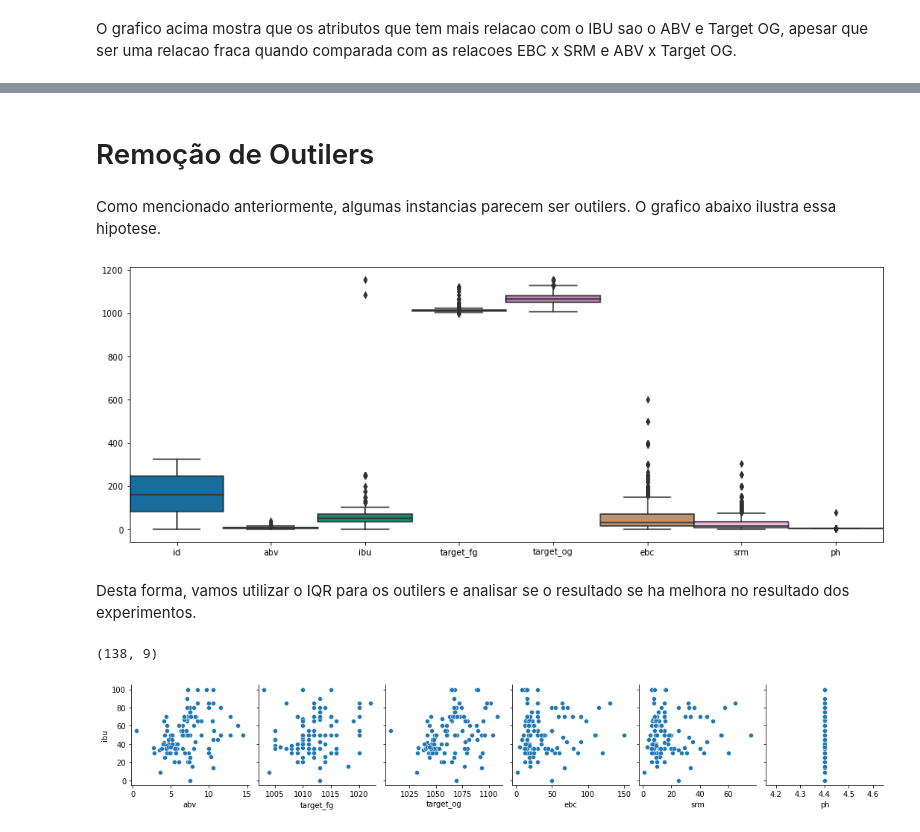
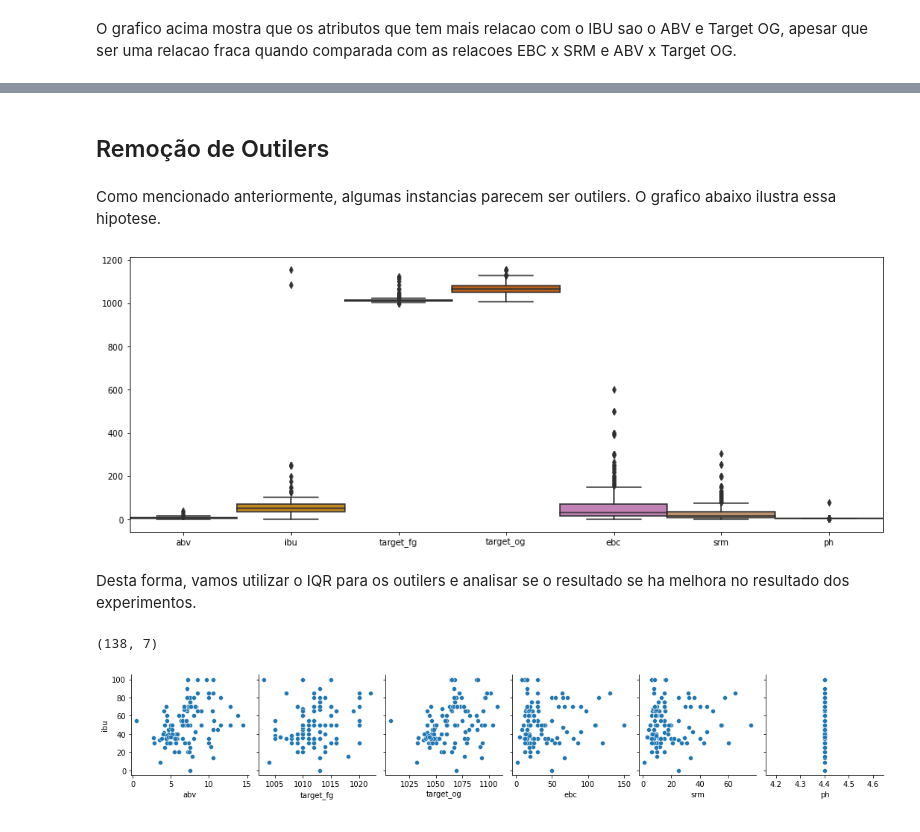
Before and after one commit to arthurbatista/punk_ml, a Jupyter notebook: ml_punk_redshift.ipynb, the cells around one changed output, grey strips where cells are left out. Saved outputs shown, nothing was run; the diff lists cells and outputs as text; code cells hidden in the pictures.

```diff
--- a/ml_punk_redshift.ipynb
+++ b/ml_punk_redshift.ipynb
@@ -149,3 +156,6 @@ beer_df
 | 323 | 324 | Fools Gold Dortmunder Lager | 5.6 | 32.0 | 1009.0 | 1052.0 | 11.0 | 6.0 | 4.2 |
 | 324 | 325 | Zipcode | 5.0 | 37.0 | 1006.0 | 1044.0 | 5.0 | 3.0 | 4.4 |
 325 rows × 9 columns
+# %%
+beer_df = beer_df[attributes]
+beer_df
@@ -374,14 +384,12 @@ plot_feature_importance(rdf_feature_importances, X_att, 'RandomForestRegressor')
 # %% [markdown]
-# Remoção de Outilers
+## Remoção de Outilers
 # %% [markdown]
 Como mencionado anteriormente, algumas instancias parecem ser outilers. O grafico abaixo ilustra essa hipotese.
 # %%
 plt.figure(figsize=(16, 6))
-bplot = sns.boxplot(data=beer_df[numeric_atts],
-                    width=1,
-                    palette="colorblind")
+bplot = sns.boxplot(data=beer_df, width=1, palette="colorblind")
 # %% [output]
-[figure, old version]
+[figure, new version]
 # %% [markdown]
 Desta forma, vamos utilizar o IQR para os outilers e analisar se o resultado se ha melhora no resultado dos experimentos.
 # %%
@@ -394,7 +402,7 @@ beer_noout_df = beer_df[~((beer_df < (Q1 - 1.5 * IQR)) |
 
 beer_noout_df.shape
 # %% [output]
-(138, 9)
+(138, 7)
 # %%
 pp = sns.pairplot(data=beer_noout_df,
                   y_vars=['ibu'],
```
Also changed, not shown: parts of 47 cells of this notebook.
